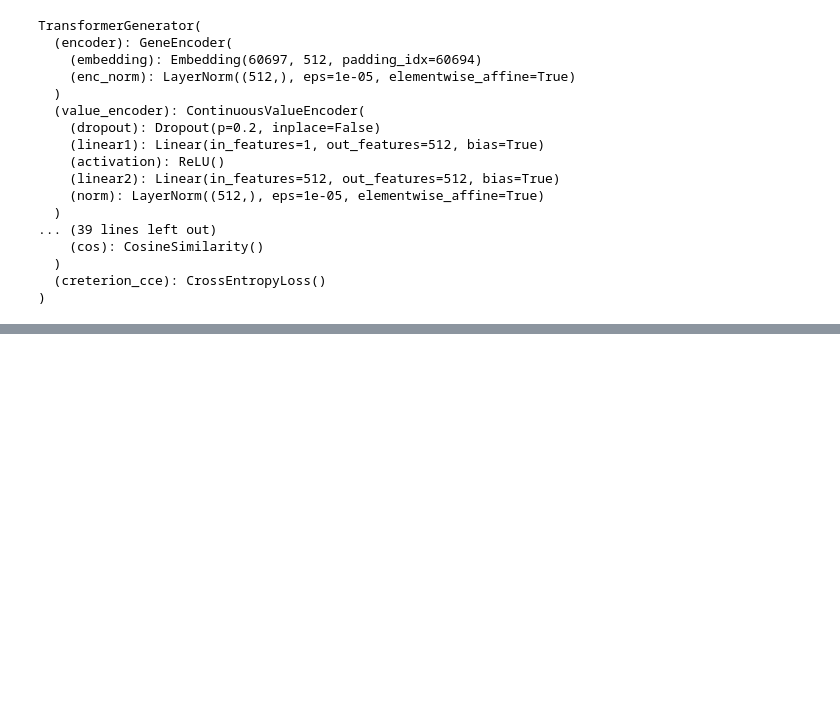
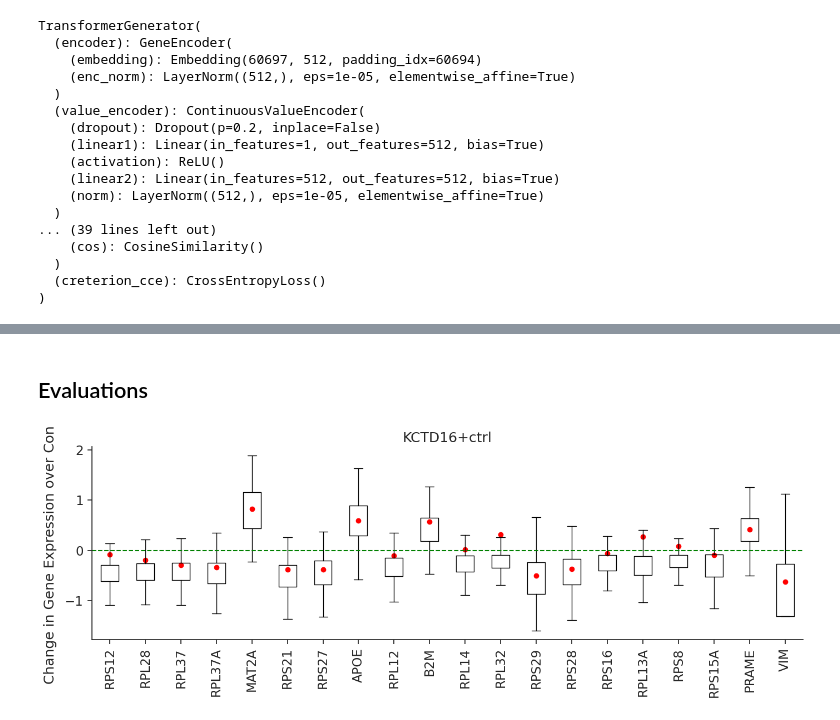
Before and after one commit to nobusama/chainer-notebooks, a Jupyter notebook: perturbation.ipynb, the cells around one changed output, grey strips where cells are left out. Cells and saved outputs as stored; diff of their text form; code cells hidden in the pictures; blank space fills up the shorter version.

```diff
--- a/perturbation.ipynb
+++ b/perturbation.ipynb
@@ -146,7 +146,7 @@ load_param_prefixs = [
 lr = 1e-4  # or 1e-4
 batch_size = 32
 eval_batch_size = 32
-epochs = 15
+epochs = 1 # original is 15
 schedule_interval = 1
 early_stop = 5
 
@@ -564,0 +587,2 @@ OutOfMemoryError: CUDA out of memory. Tried to allocate 72.00 MiB. GPU 0 has a t
+# %% [markdown]
+## Evaluations
@@ -564,0 +688,6 @@ OutOfMemoryError: CUDA out of memory. Tried to allocate 72.00 MiB. GPU 0 has a t
+# %%
+# predict(best_model, [["FEV"], ["FEV", "SAMD11"]])
+for p in perts_to_plot:
+    plot_perturbation(best_model, p, pool_size=300, save_file=f"{save_dir}/{p}.png")
+# %% [output]
+[figure, added]
```
Also changed, not shown: parts of 12 cells of this notebook.
